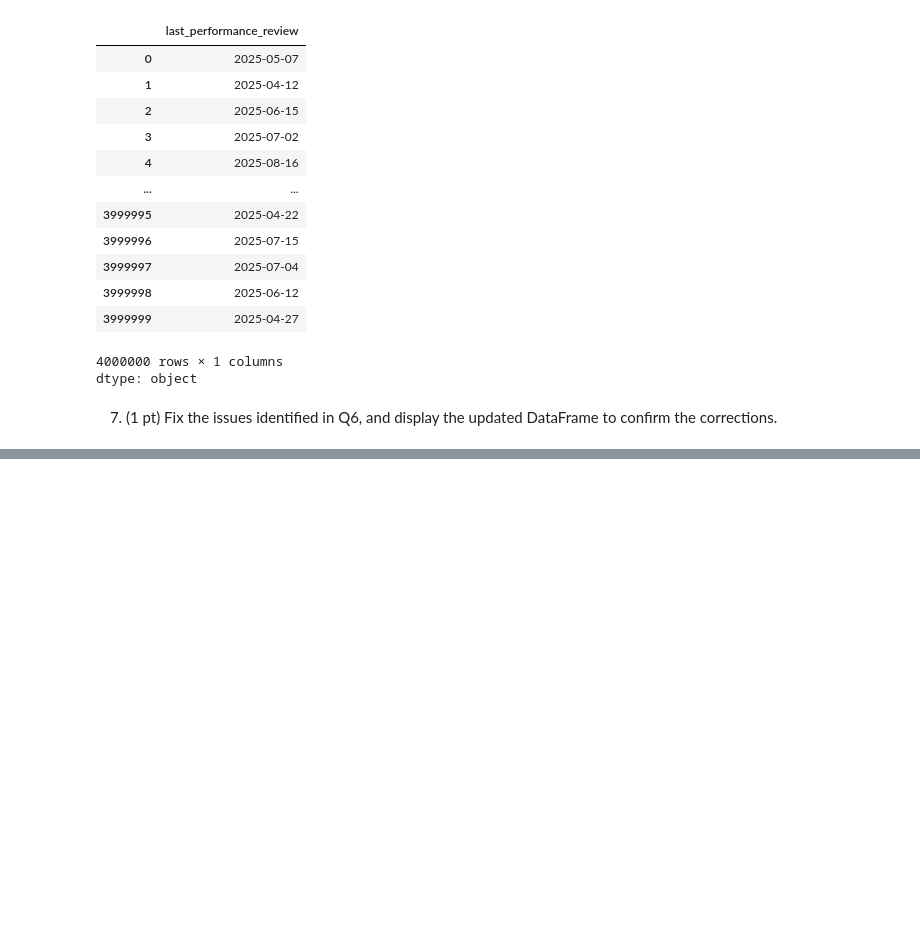
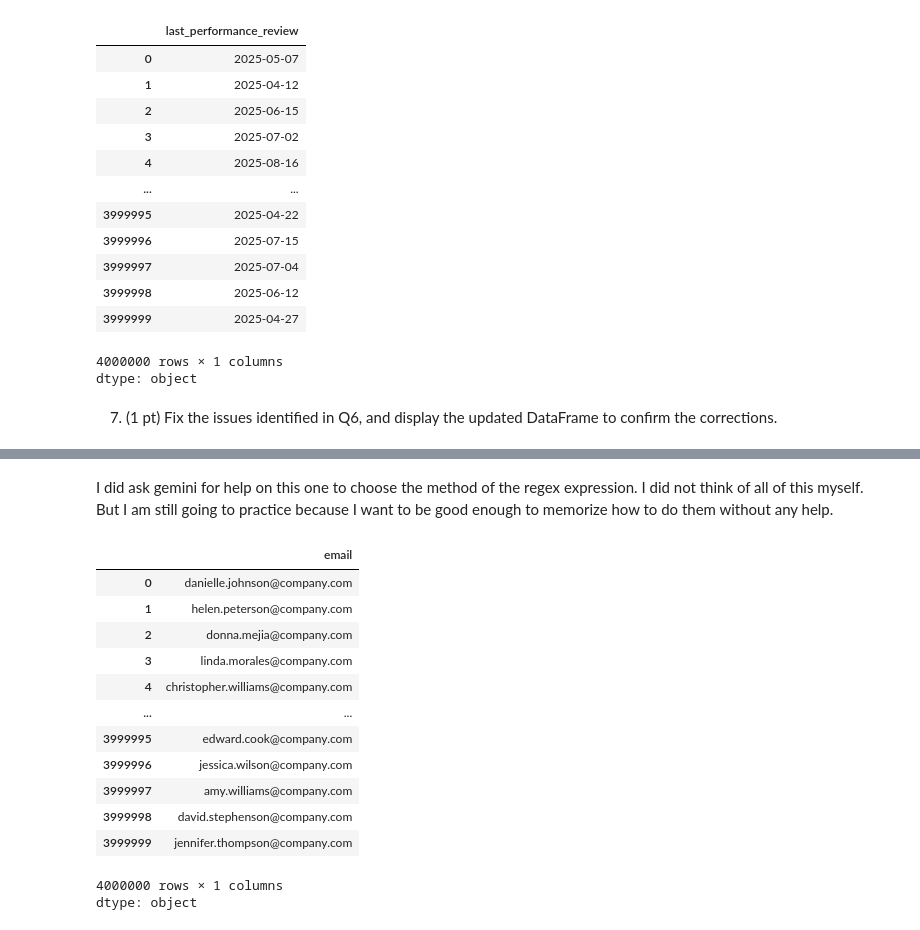
Before and after one commit to bcntp5/Complete-Python-3-Bootcamp, a Jupyter notebook: IT7103_Assignment1.ipynb, the cells around one changed output, grey strips where cells are left out. Saved outputs shown, nothing was run; the diff lists cells and outputs as text; code cells hidden in the pictures; blank space fills up the shorter version.

```diff
--- a/IT7103_Assignment1.ipynb
+++ b/IT7103_Assignment1.ipynb
@@ -244,0 +281,23 @@ dtype: object
+# %% [markdown]
+I did ask gemini for help on this one to choose the method of the regex expression. I did not think of all of this myself. But I am still going to practice because I want to be good enough to memorize how to do them without any help.
+# %%
+
+#Feature 1
+data['email']= data['email'].str.replace(r"^([^@]*@[^@]*)@", r"\1", regex=True)
+# %%
+data['email']
+# %% [output]
+|  | email |
+| 0 | danielle.johnson@company.com |
+| 1 | helen.peterson@company.com |
+| 2 | donna.mejia@company.com |
+| 3 | linda.morales@company.com |
+| 4 | christopher.williams@company.com |
+| ... | ... |
+| 3999995 | edward.cook@company.com |
+| 3999996 | jessica.wilson@company.com |
+| 3999997 | amy.williams@company.com |
+| 3999998 | david.stephenson@company.com |
+| 3999999 | jennifer.thompson@company.com |
+4000000 rows × 1 columns
+dtype: object
```
Also changed, not shown: parts of 10 cells of this notebook.
